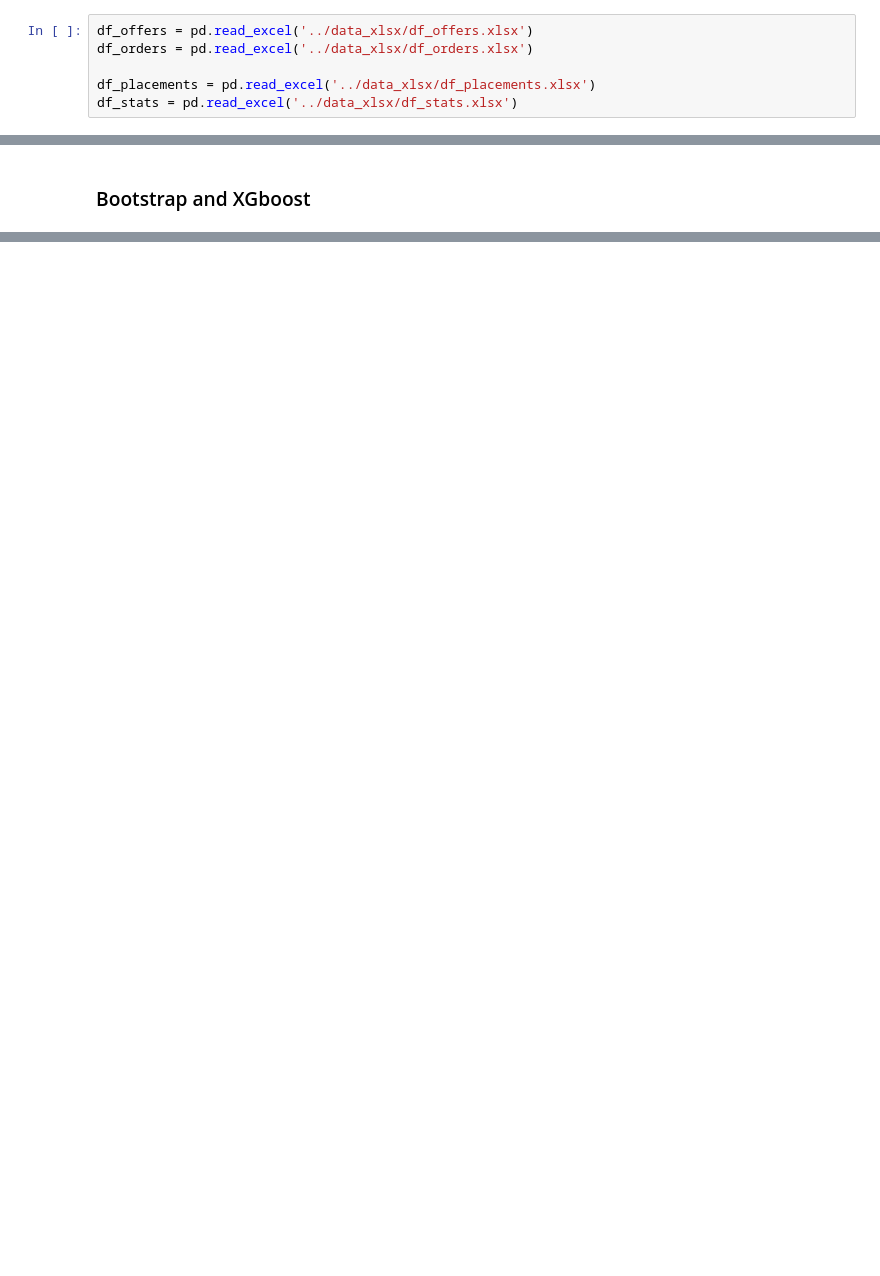
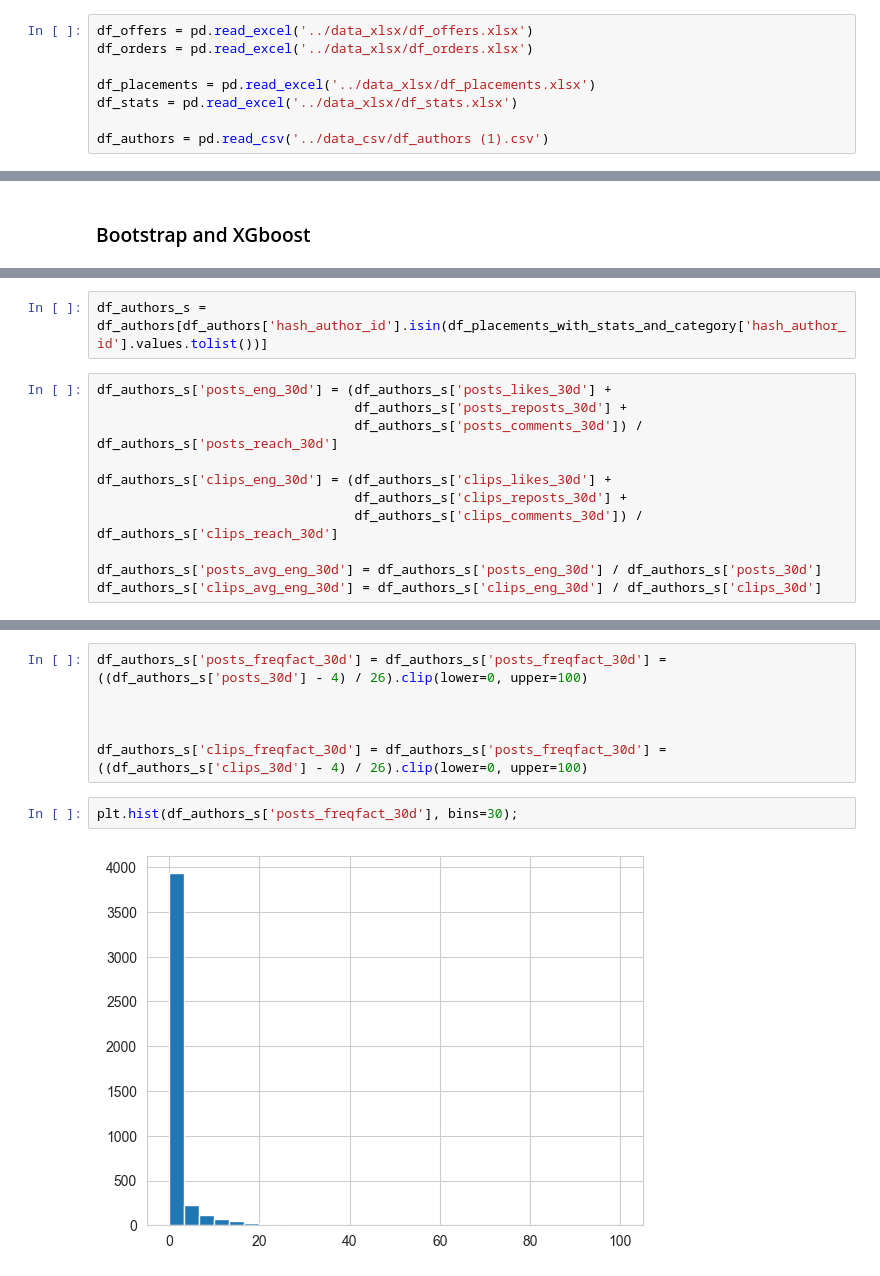
Before and after one commit to alphainthecap/Case_VK_2025, a Jupyter notebook: notebooks/code.ipynb, the cells around one changed output, grey strips where cells are left out. Cells and saved outputs as stored; diff of their text form; blank space fills up the shorter version.

```diff
--- a/notebooks/code.ipynb
+++ b/notebooks/code.ipynb
@@ -20,5 +27,7 @@ df_orders = pd.read_excel('../data_xlsx/df_orders.xlsx')
 
 df_placements = pd.read_excel('../data_xlsx/df_placements.xlsx')
 df_stats = pd.read_excel('../data_xlsx/df_stats.xlsx')
+
+df_authors = pd.read_csv('../data_csv/df_authors (1).csv')
 # %%
 msno.bar(df_offers)
@@ -426,0 +660,13 @@ Model training complete. Test Set RMSE: 0.000784
+# %%
+df_authors_s = df_authors[df_authors['hash_author_id'].isin(df_placements_with_stats_and_category['hash_author_id'].values.tolist())]
+# %%
+df_authors_s['posts_eng_30d'] = (df_authors_s['posts_likes_30d'] +
+                                 df_authors_s['posts_reposts_30d'] +
+                                 df_authors_s['posts_comments_30d']) / df_authors_s['posts_reach_30d']
+
+df_authors_s['clips_eng_30d'] = (df_authors_s['clips_likes_30d'] +
+                                 df_authors_s['clips_reposts_30d'] +
+                                 df_authors_s['clips_comments_30d']) / df_authors_s['clips_reach_30d']
+
+df_authors_s['posts_avg_eng_30d'] = df_authors_s['posts_eng_30d'] / df_authors_s['posts_30d']
+df_authors_s['clips_avg_eng_30d'] = df_authors_s['clips_eng_30d'] / df_authors_s['clips_30d']
@@ -426,0 +680,10 @@ Model training complete. Test Set RMSE: 0.000784
+# %%
+df_authors_s['posts_freqfact_30d'] = df_authors_s['posts_freqfact_30d'] = ((df_authors_s['posts_30d'] - 4) / 26).clip(lower=0, upper=100)
+
+
+
+df_authors_s['clips_freqfact_30d'] = df_authors_s['posts_freqfact_30d'] = ((df_authors_s['clips_30d'] - 4) / 26).clip(lower=0, upper=100)
+# %%
+plt.hist(df_authors_s['posts_freqfact_30d'], bins=30);
+# %% [output]
+[figure, added]
```
Also changed, not shown: parts of 69 cells of this notebook, 4 other files.
